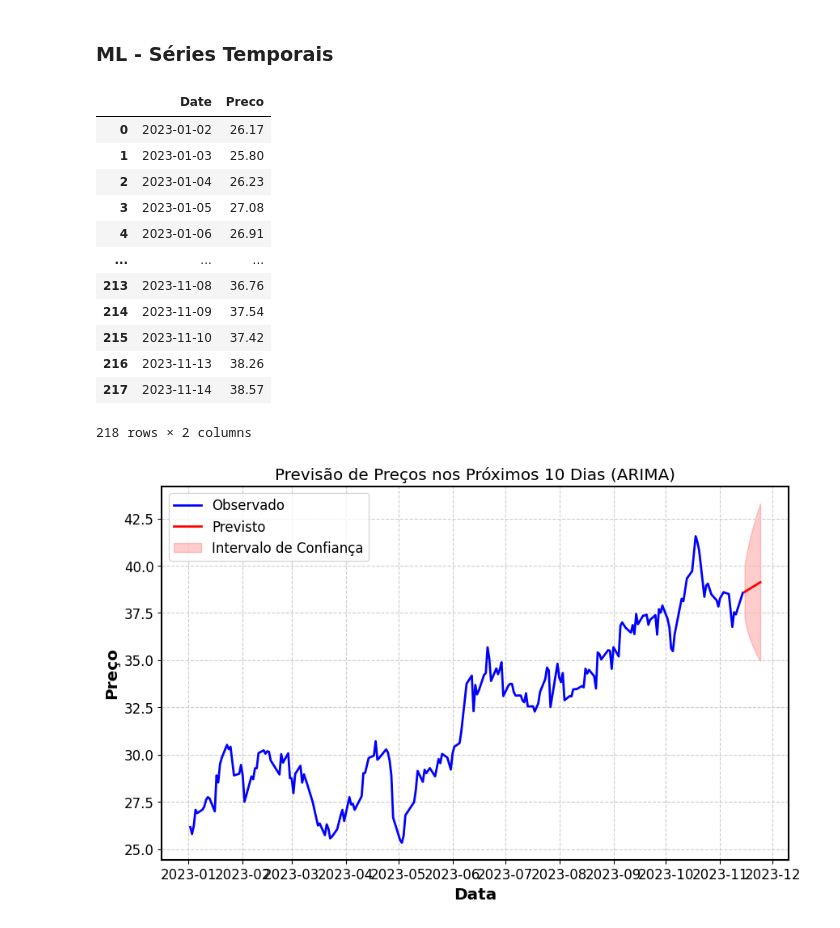
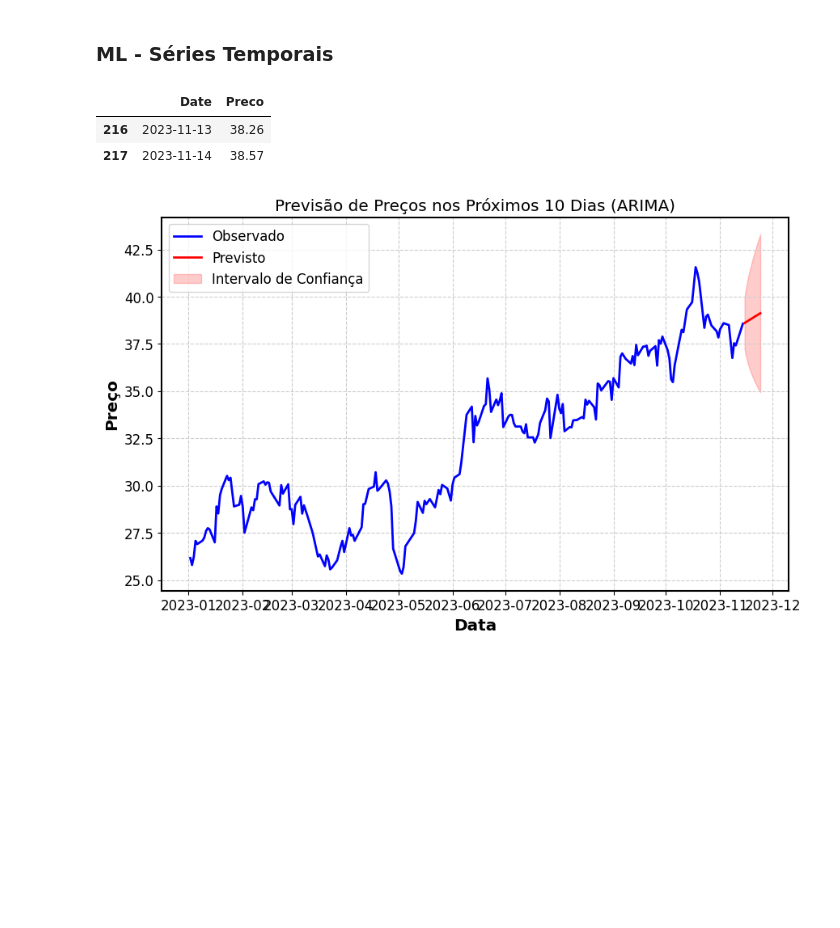
Before and after one commit to joaovictordds/Prev_Acoes, a Jupyter notebook: Preco_Acoes.ipynb, the cells around one changed output. Drawn from its saved outputs; the diff is of its cells as text; code cells hidden in the pictures; blank space fills up the shorter version.

```diff
--- a/Preco_Acoes.ipynb
+++ b/Preco_Acoes.ipynb
@@ -337,21 +254,11 @@ plt.show()
 # %% [markdown]
 ### ML - Séries Temporais
 # %%
-df
+df.tail(2)
 # %% [output]
 |  | Date | Preco |
-| 0 | 2023-01-02 | 26.17 |
-| 1 | 2023-01-03 | 25.80 |
-| 2 | 2023-01-04 | 26.23 |
-| 3 | 2023-01-05 | 27.08 |
-| 4 | 2023-01-06 | 26.91 |
-| ... | ... | ... |
-| 213 | 2023-11-08 | 36.76 |
-| 214 | 2023-11-09 | 37.54 |
-| 215 | 2023-11-10 | 37.42 |
 | 216 | 2023-11-13 | 38.26 |
 | 217 | 2023-11-14 | 38.57 |
-218 rows × 2 columns
 # %%
 # Ajuste o modelo ARIMA
 modelo_arima = ARIMA(df['Preco'], order=(1, 2, 1))  # Substitua p, d, q pelos valores adequados
```
Also changed, not shown: parts of 6 cells of this notebook.
